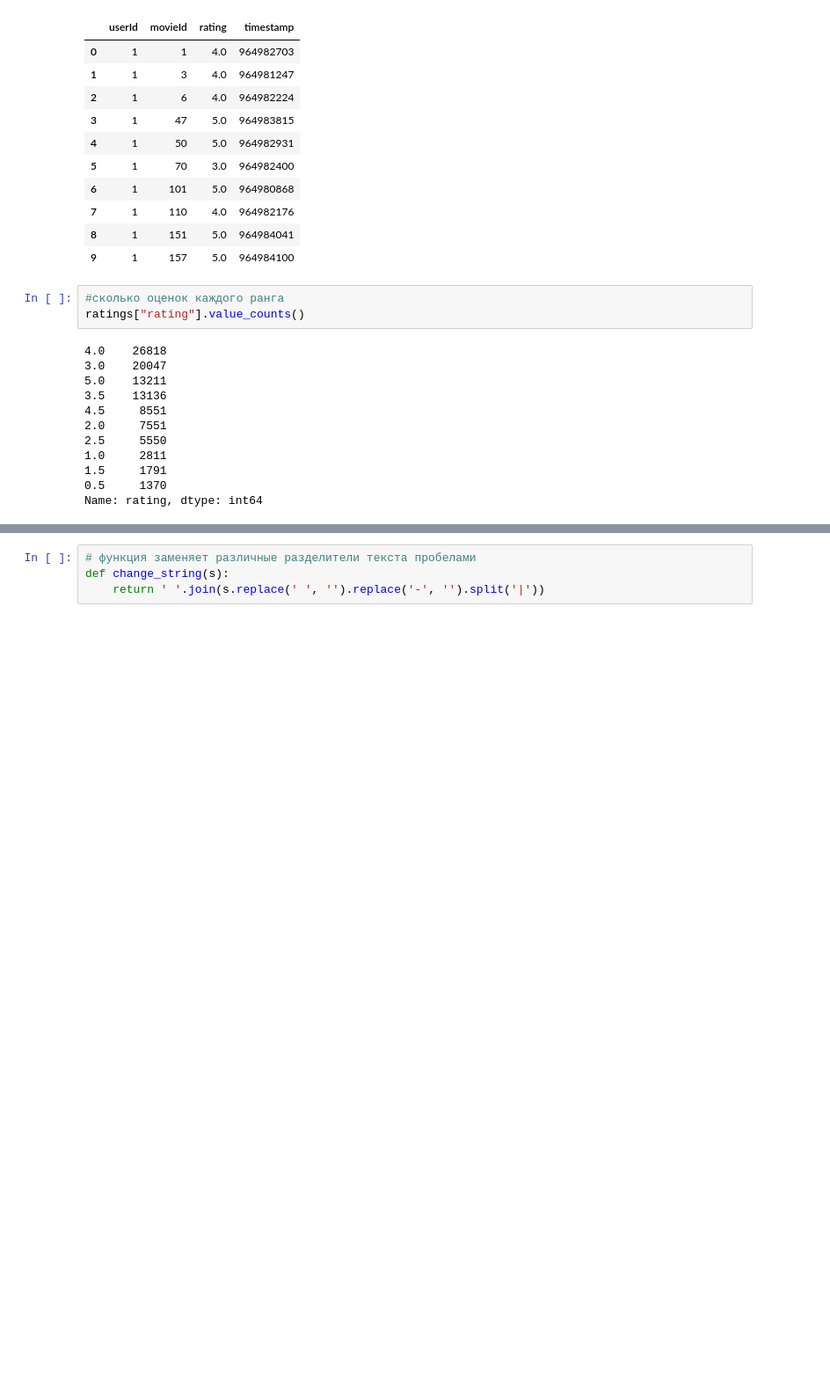
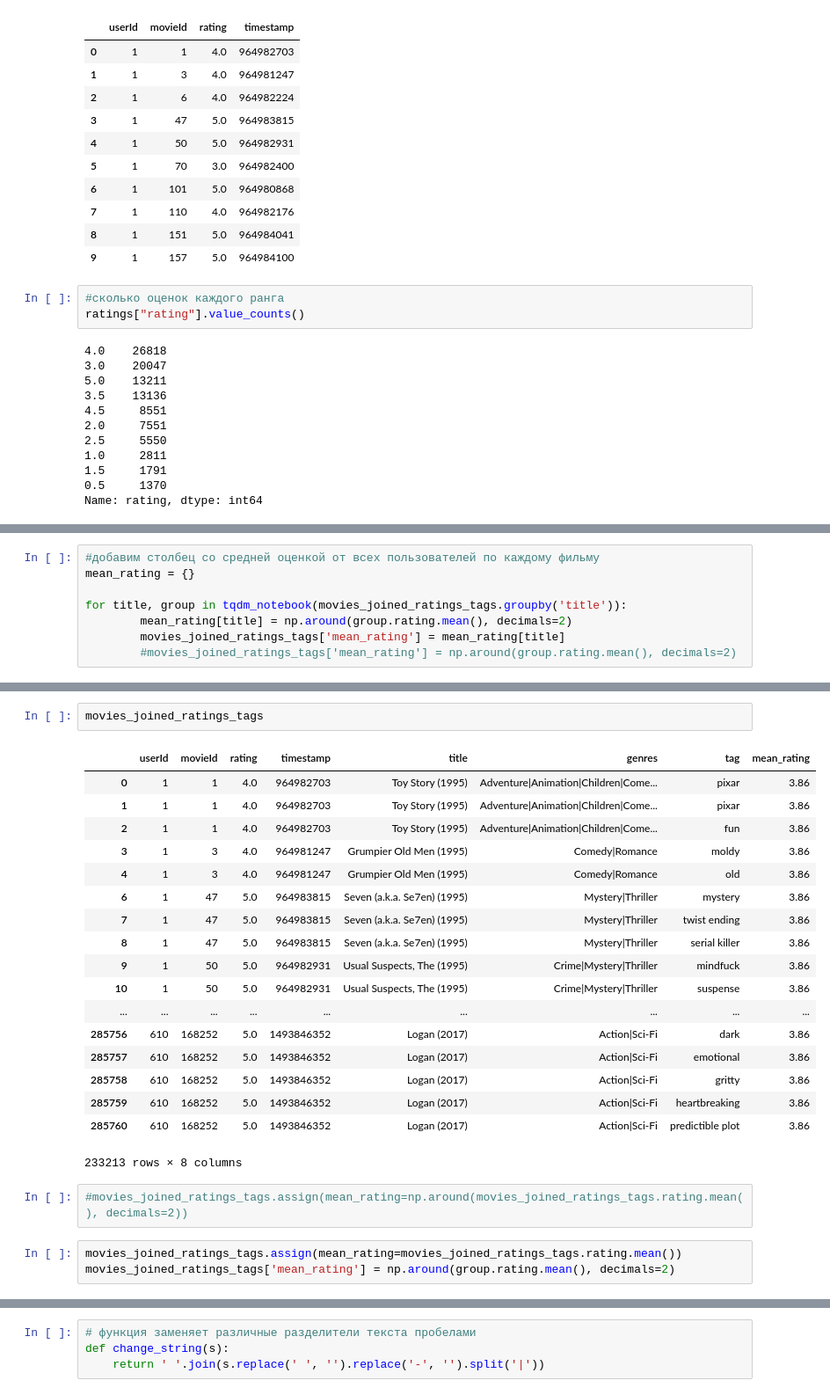
Before and after one commit to AbrMaria/H_W_movie_genres_and_tags, a Jupyter notebook: H_W_movie_genres_and_tags.ipynb, the cells around one changed output, grey strips where cells are left out. Shown at 88% size. Saved outputs shown, nothing was run; the diff lists cells and outputs as text; blank space fills up the shorter version.

```diff
--- a/H_W_movie_genres_and_tags.ipynb
+++ b/H_W_movie_genres_and_tags.ipynb
@@ -117,0 +170,8 @@ movies_joined_ratings.groupby('userId').rating.count().hist()
+# %%
+#добавим столбец со средней оценкой от всех пользователей по каждому фильму
+mean_rating = {}
+
+for title, group in tqdm_notebook(movies_joined_ratings_tags.groupby('title')):
+        mean_rating[title] = np.around(group.rating.mean(), decimals=2)
+        movies_joined_ratings_tags['mean_rating'] = mean_rating[title]
+        #movies_joined_ratings_tags['mean_rating'] = np.around(group.rating.mean(), decimals=2)
@@ -117,0 +200,26 @@ movies_joined_ratings.groupby('userId').rating.count().hist()
+# %%
+movies_joined_ratings_tags
+# %% [output]
+|  | userId | movieId | rating | timestamp | title | genres | tag | mean_rating |
+| 0 | 1 | 1 | 4.0 | 964982703 | Toy Story (1995) | Adventure|Animation|Children|Come... | pixar | 3.86 |
+| 1 | 1 | 1 | 4.0 | 964982703 | Toy Story (1995) | Adventure|Animation|Children|Come... | pixar | 3.86 |
+| 2 | 1 | 1 | 4.0 | 964982703 | Toy Story (1995) | Adventure|Animation|Children|Come... | fun | 3.86 |
+| 3 | 1 | 3 | 4.0 | 964981247 | Grumpier Old Men (1995) | Comedy|Romance | moldy | 3.86 |
+| 4 | 1 | 3 | 4.0 | 964981247 | Grumpier Old Men (1995) | Comedy|Romance | old | 3.86 |
+| 6 | 1 | 47 | 5.0 | 964983815 | Seven (a.k.a. Se7en) (1995) | Mystery|Thriller | mystery | 3.86 |
+| 7 | 1 | 47 | 5.0 | 964983815 | Seven (a.k.a. Se7en) (1995) | Mystery|Thriller | twist ending | 3.86 |
+| 8 | 1 | 47 | 5.0 | 964983815 | Seven (a.k.a. Se7en) (1995) | Mystery|Thriller | serial killer | 3.86 |
+| 9 | 1 | 50 | 5.0 | 964982931 | Usual Suspects, The (1995) | Crime|Mystery|Thriller | mindfuck | 3.86 |
+| 10 | 1 | 50 | 5.0 | 964982931 | Usual Suspects, The (1995) | Crime|Mystery|Thriller | suspense | 3.86 |
+| ... | ... | ... | ... | ... | ... | ... | ... | ... |
+| 285756 | 610 | 168252 | 5.0 | 1493846352 | Logan (2017) | Action|Sci-Fi | dark | 3.86 |
+| 285757 | 610 | 168252 | 5.0 | 1493846352 | Logan (2017) | Action|Sci-Fi | emotional | 3.86 |
+| 285758 | 610 | 168252 | 5.0 | 1493846352 | Logan (2017) | Action|Sci-Fi | gritty | 3.86 |
+| 285759 | 610 | 168252 | 5.0 | 1493846352 | Logan (2017) | Action|Sci-Fi | heartbreaking | 3.86 |
+| 285760 | 610 | 168252 | 5.0 | 1493846352 | Logan (2017) | Action|Sci-Fi | predictible plot | 3.86 |
+233213 rows × 8 columns
+# %%
+#movies_joined_ratings_tags.assign(mean_rating=np.around(movies_joined_ratings_tags.rating.mean(), decimals=2))
+# %%
+movies_joined_ratings_tags.assign(mean_rating=movies_joined_ratings_tags.rating.mean())
+movies_joined_ratings_tags['mean_rating'] = np.around(group.rating.mean(), decimals=2)
```
Also changed, not shown: parts of 39 cells of this notebook.
